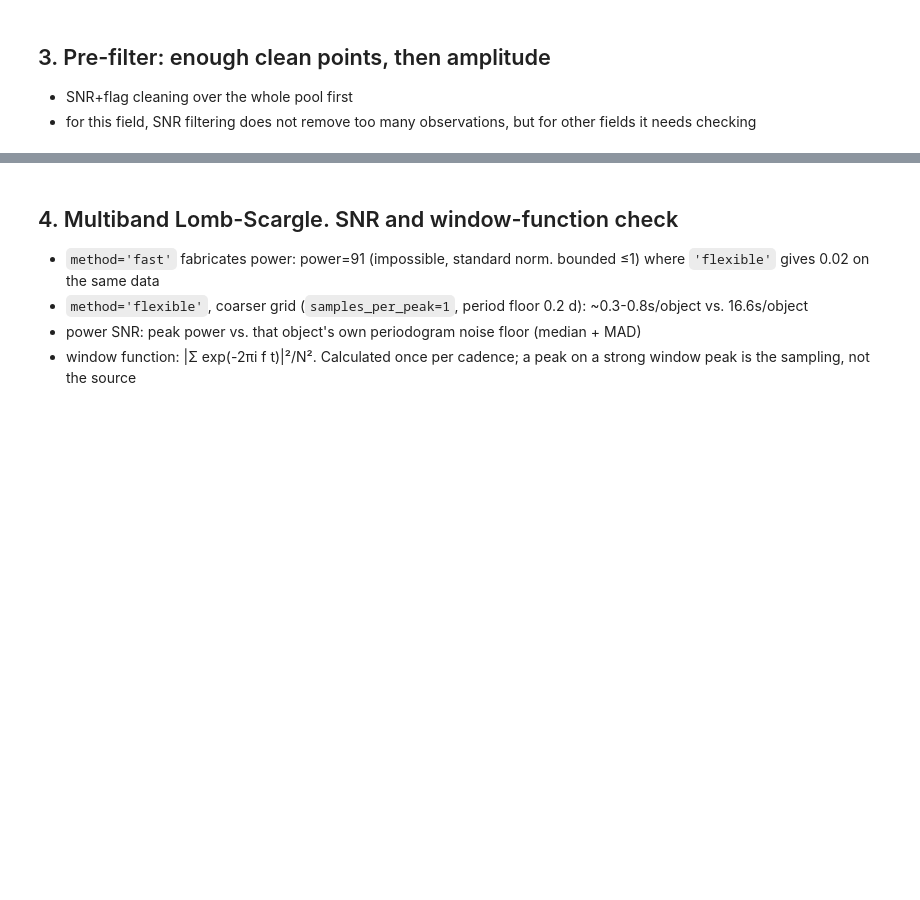
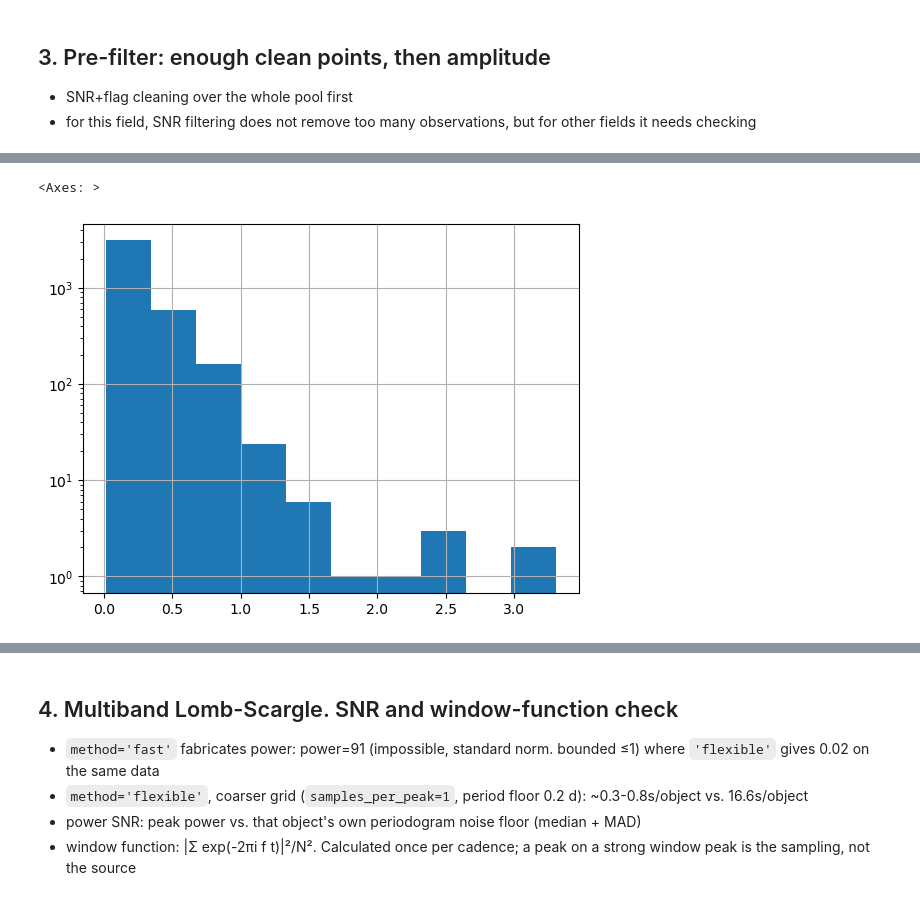
Before and after one commit to ShrRa/dp2_budapest_hands_on, a Jupyter notebook: 022_Varibility_executed.ipynb, the cells around one changed output, grey strips where cells are left out. Drawn from its saved outputs; the diff is of its cells as text; code cells hidden in the pictures; blank space fills up the shorter version.

```diff
--- a/022_Varibility_executed.ipynb
+++ b/022_Varibility_executed.ipynb
@@ -137,3 +134,8 @@ if not USE_BACKUP:
             lcs[r['diaObjectId']] = (t, mag, band)
     print(f"amplitude pass: {time.time()-t0:.1f}s -- {len(lcs)} final candidates "
           f"(n_clean >= {MIN_POINTS} AND amp > {MIN_AMP_MAG})")
+# %%
+field_df['r_amp_p90p10'].hist(log=True)
+# %% [output]
+<Axes: >
+[figure, added]
```
Also changed, not shown: parts of 15 cells of this notebook, 2 other files.
